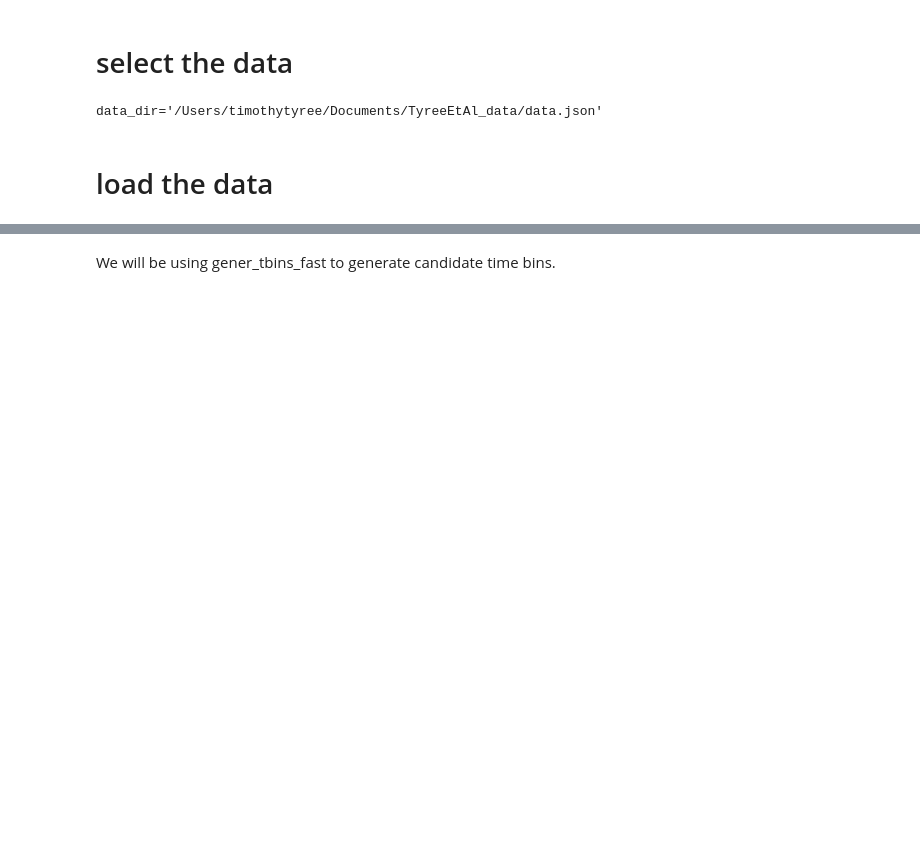
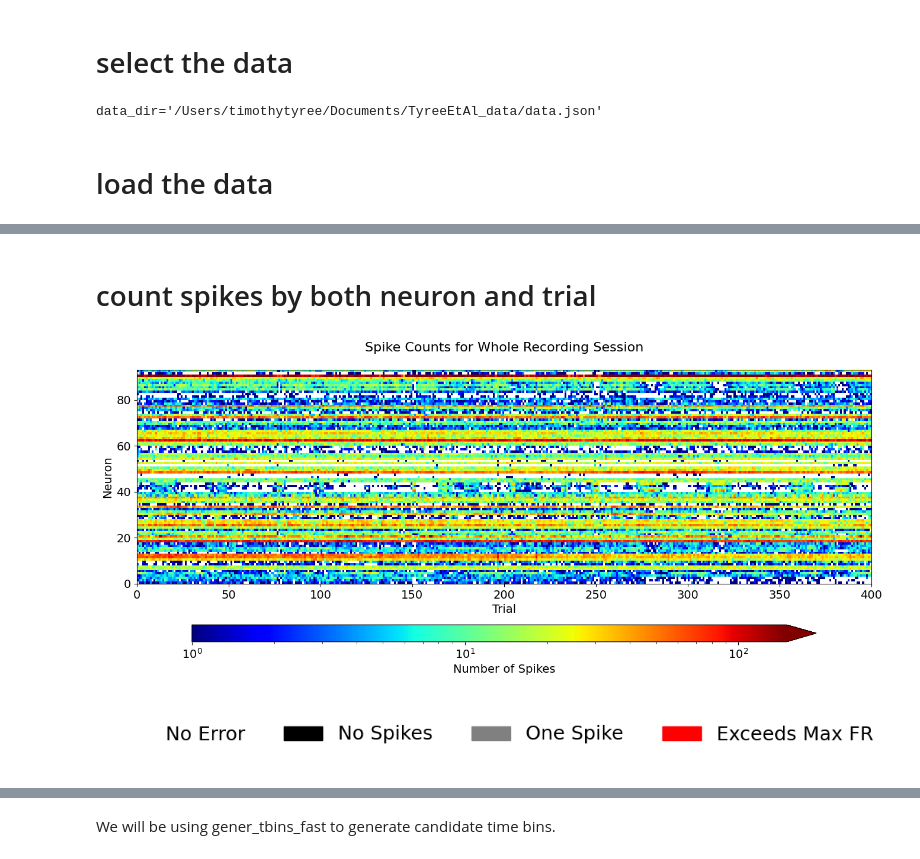
Before and after one commit to timtyree/tbins, a Jupyter notebook: notebooks/decoding_individual_identity.ipynb, the cells around one changed output, grey strips where cells are left out. Saved outputs shown, nothing was run; the diff lists cells and outputs as text; code cells hidden in the pictures; blank space fills up the shorter version.

Commit message:
developed presentation of handling recording errors in example notebook

```diff
--- a/notebooks/decoding_individual_identity.ipynb
+++ b/notebooks/decoding_individual_identity.ipynb
@@ -112,0 +129,49 @@ df_labels
+# %% [markdown]
+# count spikes by both neuron and trial
+# %%
+#count the number of spikes in each trial for each neuron
+min_refractory_period = 1/150 #150 Hz max firing rate
+spike_count_array,error_code_array = count_spike_count_errs(spike_time_array,
+                                    min_refractory_period = min_refractory_period)
+# %%
+#generate xy coordinate grids
+num_trials,num_neurons = error_code_array.shape
+xcoord_values = np.arange(num_trials+1)  #as corners of pixels
+ycoord_values = np.arange(num_neurons+1) #as corners of pixels
+x, y = np.meshgrid(xcoord_values, ycoord_values)
+y=y[::-1,::-1].copy() #flip y axis
+z=spike_count_array.copy().T
+zerr=error_code_array.copy().T
+# %%
+#visualize heatmap showing the number of spikes per trial,neuron pair
+title = 'Spike Counts for Whole Recording Session\n'
+vmin=1.
+vmax=150.
+figsize=(16,6)
+cmap='jet'#'PuBu_r'#
+fig, ax = plt.subplots(figsize=figsize,constrained_layout=True)
+ax = GridValuePlotter_colorbar(fig,ax,x,y,z,title,cmap,vmin,vmax,
+        fontsize=14,xlabel='Trial',ylabel='Neuron')#,**kwargs)
+plt.show()
+# %% [output]
+[figure, added]
+# %%
+# define discrete color map for error codes
+dict_error_labels = {0:'No Error', 1:'No Spikes', 2:'One Spike', 3:'Exceeds Max FR'}
+dict_error_colors = {0:'white', 1:'black', 2:'gray', 3:'red'}
+levels=list(dict_error_colors.keys())
+levels.append(np.max(levels)+1)
+cmap, norm = mpl.colors.from_levels_and_colors(levels=levels,
+                                               colors=list(dict_error_colors.values()),
+                                               extend='neither')
+#show legend for error codes
+label_lst=list(dict_error_labels.values())
+color_lst=list(dict_error_colors.values())
+kwargs_legend={
+    'frameon':False,
+    'loc':'center',
+    'ncol':len(label_lst),
+    'fontsize':18}
+PlotLegend(label_lst=label_lst,color_lst=color_lst,**kwargs_legend);
+# %% [output]
+[figure, added]
```
Also changed, not shown: parts of 52 cells of this notebook, 9 other files.
